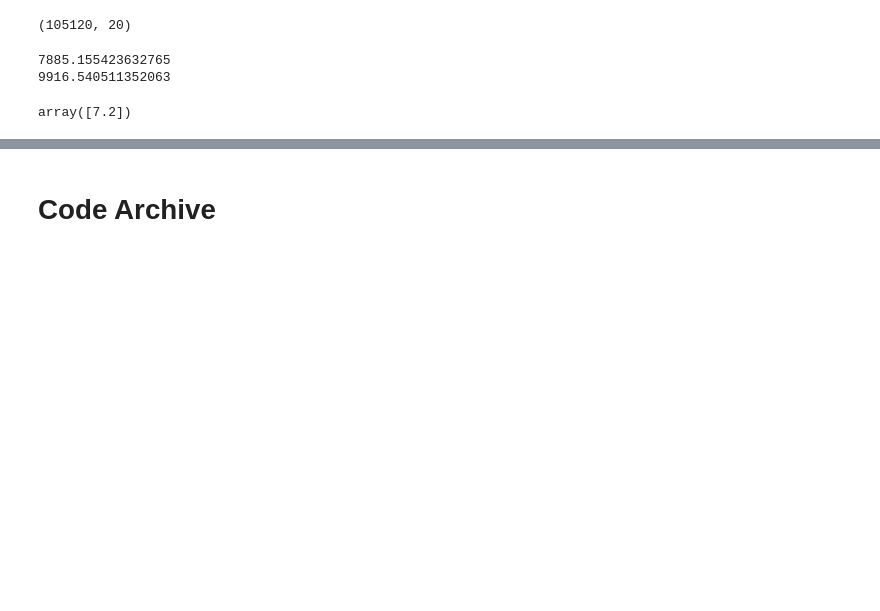
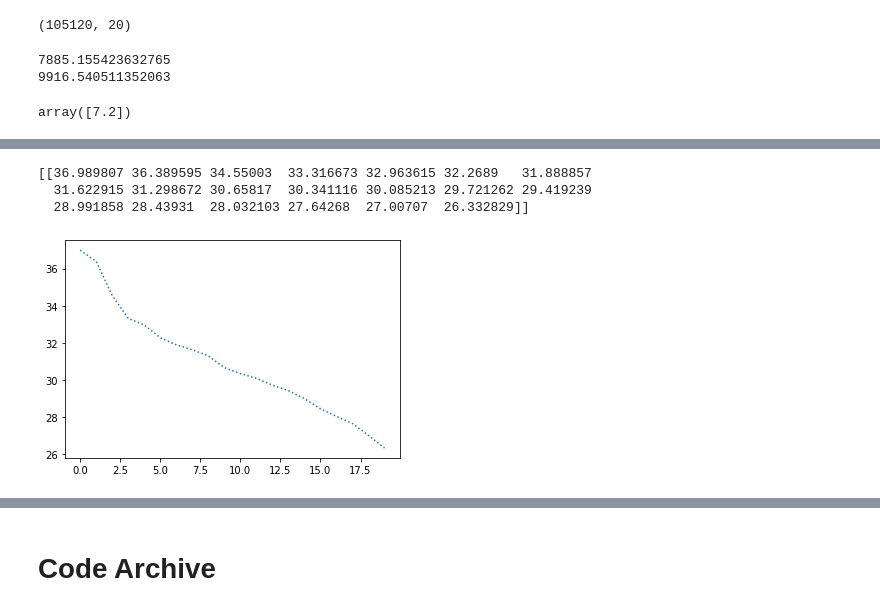
Before and after one commit to steven-liu48/Energy-Storage-MLP, a Jupyter notebook: NN.ipynb, the cells around one changed output, grey strips where cells are left out. Cells and saved outputs as stored; diff of their text form; code cells hidden in the pictures; blank space fills up the shorter version.

```diff
--- a/NN.ipynb
+++ b/NN.ipynb
@@ -1101,0 +1109,7 @@ for t in range(T):
+# %%
+for t in range(T):
+    for i in range(12):
+        X_train_avg[t, i] = np.mean(X_train[t, i:12])
+
+print(X_train[0,0:12])
+print(X_train_avg[0,0:12])
@@ -1102,3 +1122,10 @@ for t in range(T):
+# %%
+for t in range(T):
+    for i in range(12):
+        X_train_avg[t, 12+i] = np.mean(X_train[t, 12+i:24])
+
+print(X_train[0, 12:24])
+print(X_train_avg[0,12:24])
 # %% [markdown]
 ## Generate y_train
 # %%
@@ -1160,3 +1173,5 @@ Epoch 9/10
 Epoch 10/10
 6570/6570 [==============================] - 12s 2ms/step - loss: 234.0186
 <keras.callbacks.History at 0x...>
+# %%
+model.fit(X_train_avg, y_train, epochs=10)
@@ -1346,0 +1556,14 @@ array([7.2])
+# %%
+model = tf.keras.Sequential([
+  tf.keras.layers.InputLayer(input_shape=(24,)),
+    tf.keras.layers.Dense(64, activation='relu'),
+    tf.keras.layers.Dense(20)
+])
+
+
+# Since we are doing regression, we use mean squared error here
+model.compile(optimizer='adam',
+              loss=tf.keras.losses.MeanSquaredError())
+
+
+model.fit(X_train_avg, y_train, epochs=10)
@@ -1346,0 +1592,10 @@ array([7.2])
+# %%
+prediction = model.predict( np.array([X_train_avg[11],]))
+print(prediction)
+plt.plot(prediction[0], linestyle = 'dotted')
+plt.show()
+# %% [output]
+[[36.989807 36.389595 34.55003  33.316673 32.963615 32.2689   31.888857
+  31.622915 31.298672 30.65817  30.341116 30.085213 29.721262 29.419239
+  28.991858 28.43931  28.032103 27.64268  27.00707  26.332829]]
+[figure, added]
```
Also changed, not shown: parts of 37 cells of this notebook.
